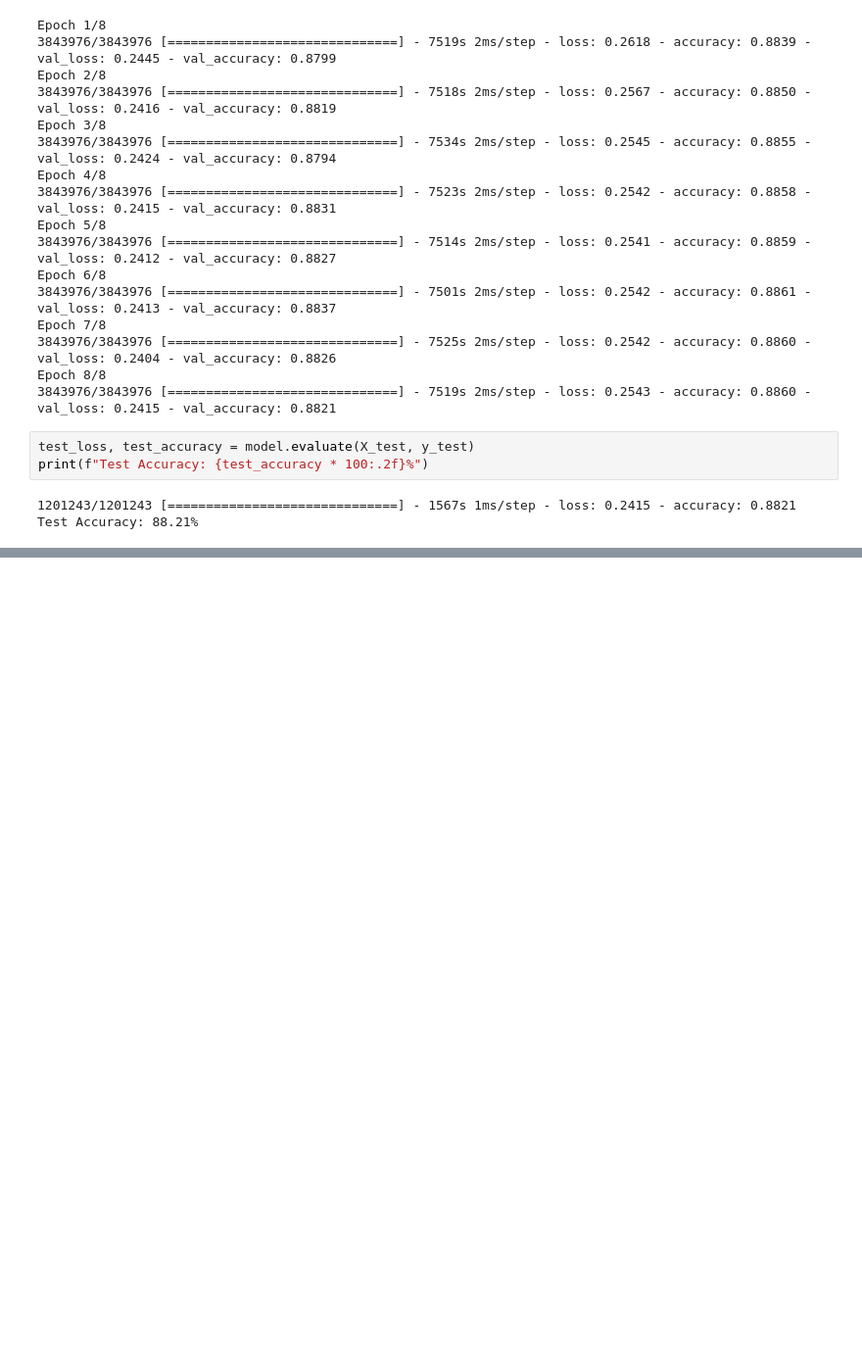
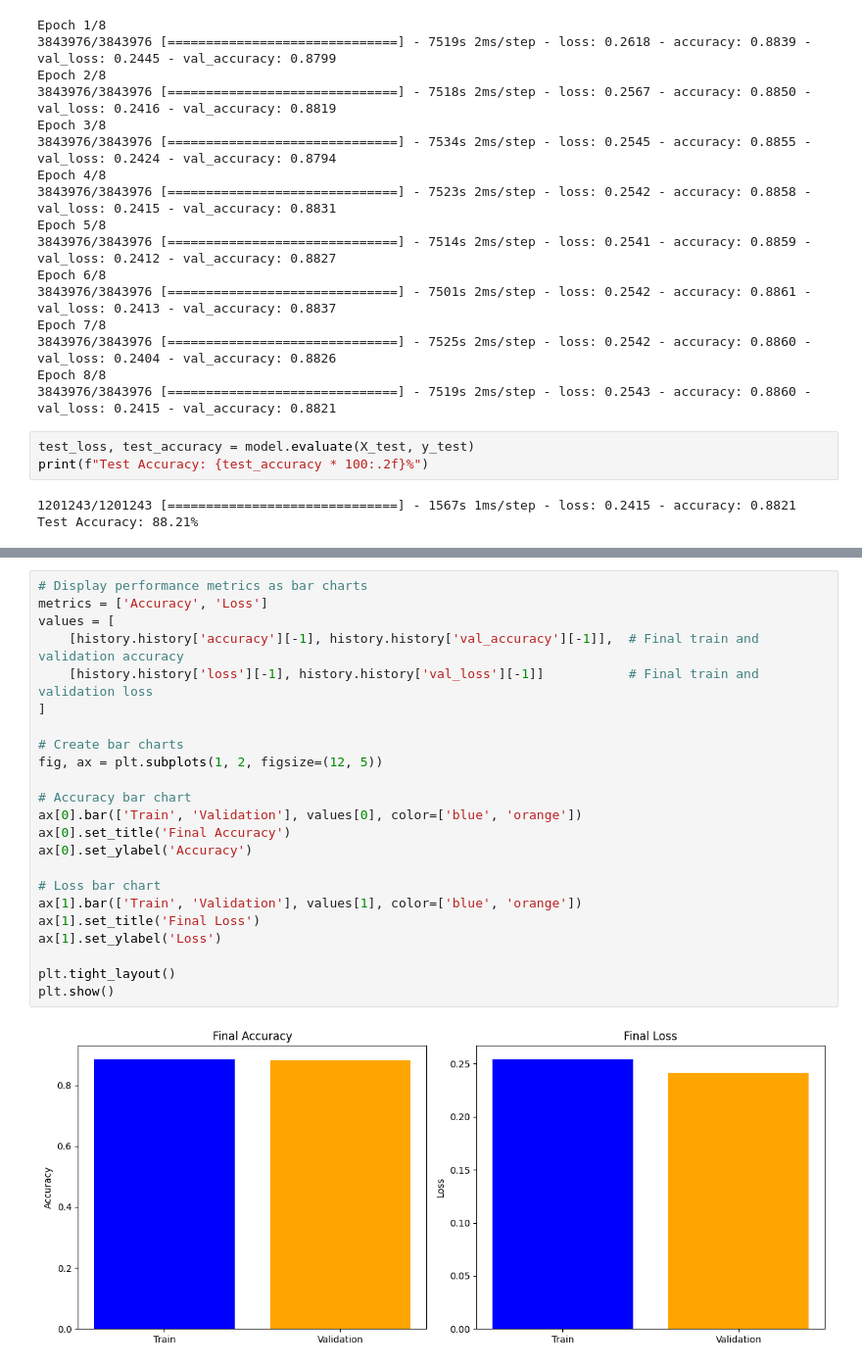
Before and after one commit to BabinRV/Dissertation, a Jupyter notebook: Dissertation_TD_and_IR.ipynb, the cells around one changed output, grey strips where cells are left out. Shown at 98% size. Saved outputs shown, nothing was run; the diff lists cells and outputs as text; blank space fills up the shorter version.

```diff
--- a/Dissertation_TD_and_IR.ipynb
+++ b/Dissertation_TD_and_IR.ipynb
@@ -455,0 +490,25 @@ Test Accuracy: 88.21%
+# %%
+# Display performance metrics as bar charts
+metrics = ['Accuracy', 'Loss']
+values = [
+    [history.history['accuracy'][-1], history.history['val_accuracy'][-1]],  # Final train and validation accuracy
+    [history.history['loss'][-1], history.history['val_loss'][-1]]           # Final train and validation loss
+]
+
+# Create bar charts
+fig, ax = plt.subplots(1, 2, figsize=(12, 5))
+
+# Accuracy bar chart
+ax[0].bar(['Train', 'Validation'], values[0], color=['blue', 'orange'])
+ax[0].set_title('Final Accuracy')
+ax[0].set_ylabel('Accuracy')
+
+# Loss bar chart
+ax[1].bar(['Train', 'Validation'], values[1], color=['blue', 'orange'])
+ax[1].set_title('Final Loss')
+ax[1].set_ylabel('Loss')
+
+plt.tight_layout()
+plt.show()
+# %% [output]
+[figure, added]
```
Also changed, not shown: parts of 5 cells of this notebook.
